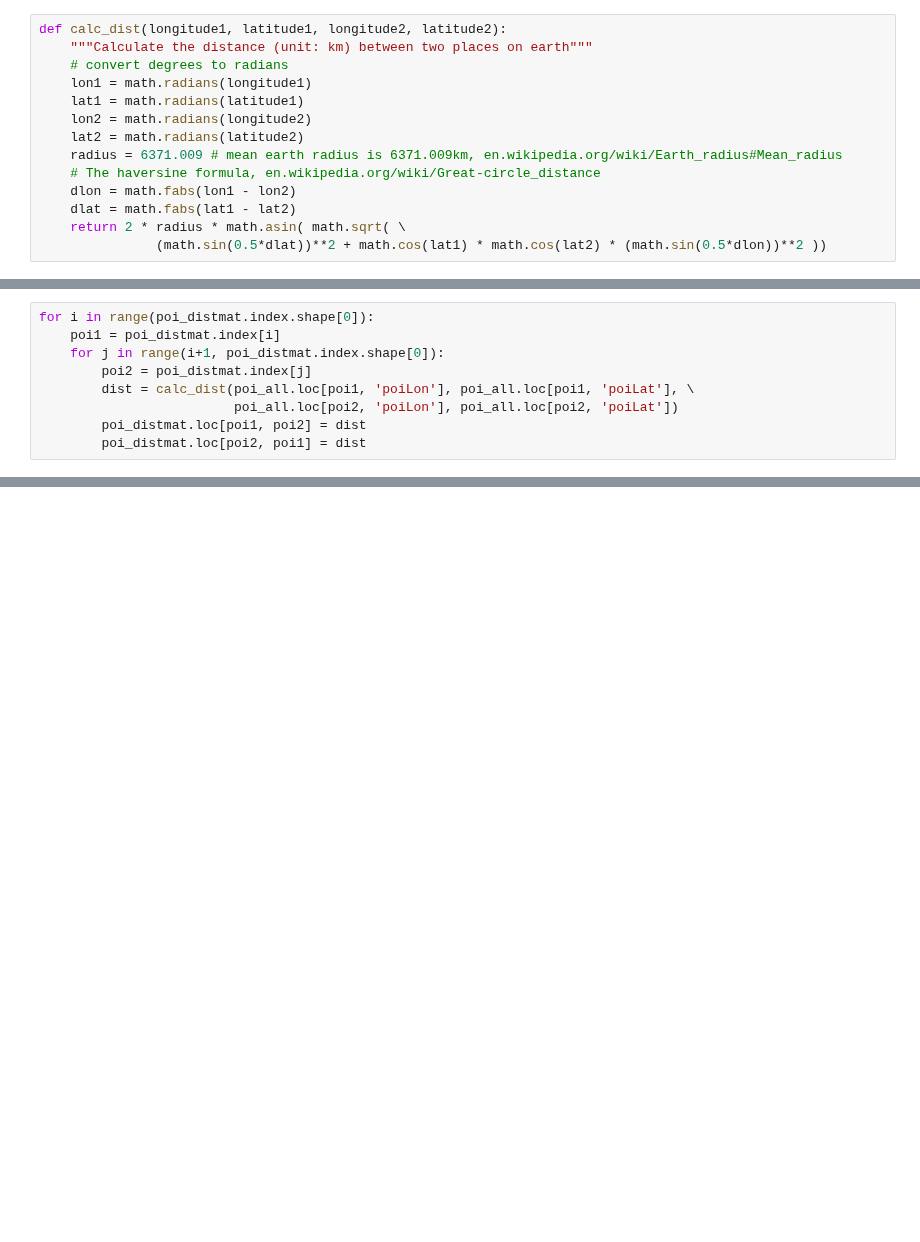
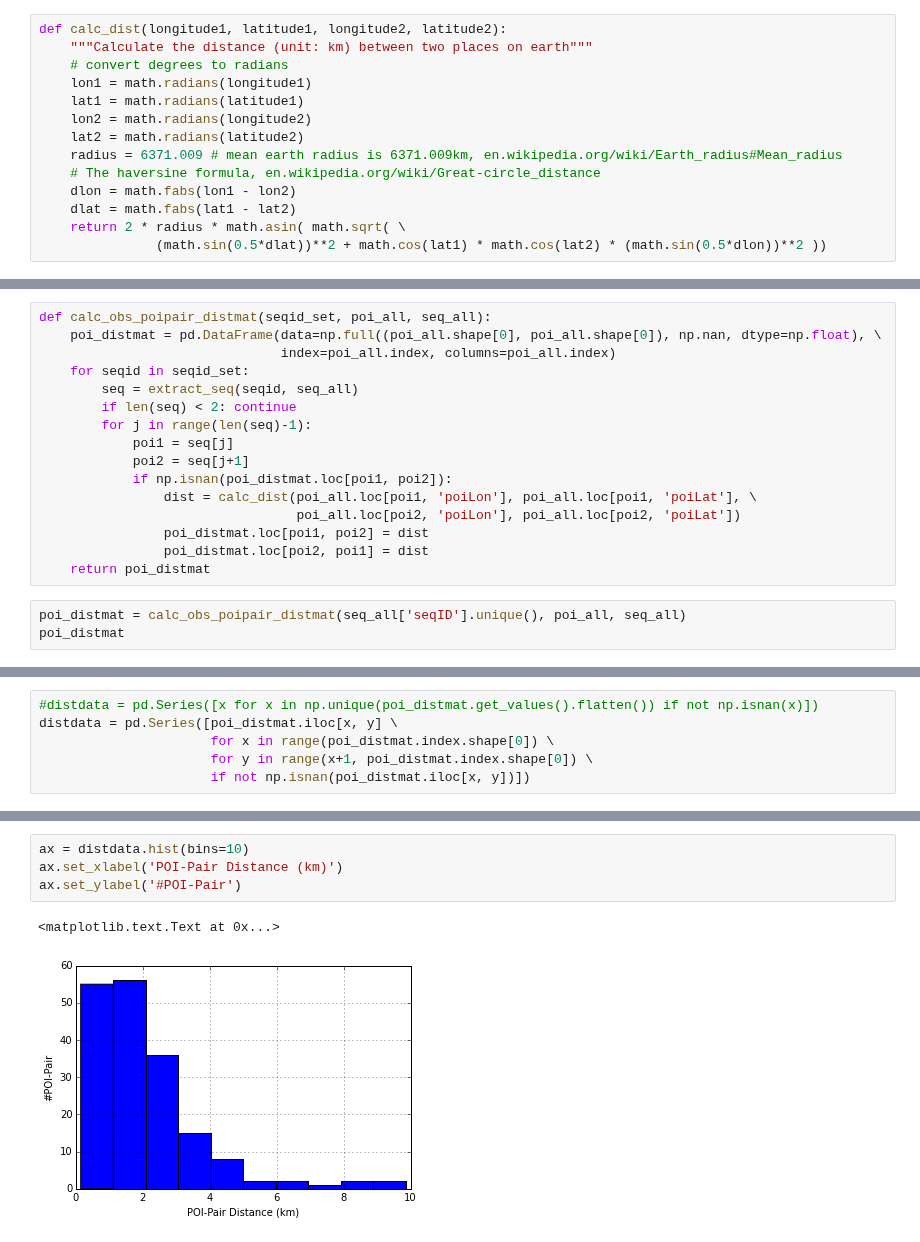
Before and after one commit to chengsoonong/digbeta, a Jupyter notebook: tour/tour_HMM.ipynb, the cells around one changed output, grey strips where cells are left out. Cells and saved outputs as stored; diff of their text form; blank space fills up the shorter version.

```diff
--- a/tour/tour_HMM.ipynb
+++ b/tour/tour_HMM.ipynb
@@ -367,9 +593,0 @@ poi_distmat = pd.DataFrame(data=np.zeros((poi_all.shape[0], poi_all.shape[0]), d
-# %%
-for i in range(poi_distmat.index.shape[0]):
-    poi1 = poi_distmat.index[i]
-    for j in range(i+1, poi_distmat.index.shape[0]):
-        poi2 = poi_distmat.index[j]
-        dist = calc_dist(poi_all.loc[poi1, 'poiLon'], poi_all.loc[poi1, 'poiLat'], \
-                         poi_all.loc[poi2, 'poiLon'], poi_all.loc[poi2, 'poiLat'])
-        poi_distmat.loc[poi1, poi2] = dist
-        poi_distmat.loc[poi2, poi1] = dist
@@ -400,0 +596,19 @@ distdata.ix[np.nonzero(distdata)].hist(bins=np.linspace(0, 30, 7))
+# %%
+def calc_obs_poipair_distmat(seqid_set, poi_all, seq_all):
+    poi_distmat = pd.DataFrame(data=np.full((poi_all.shape[0], poi_all.shape[0]), np.nan, dtype=np.float), \
+                               index=poi_all.index, columns=poi_all.index)
+    for seqid in seqid_set:
+        seq = extract_seq(seqid, seq_all)
+        if len(seq) < 2: continue
+        for j in range(len(seq)-1):
+            poi1 = seq[j]
+            poi2 = seq[j+1]
+            if np.isnan(poi_distmat.loc[poi1, poi2]):
+                dist = calc_dist(poi_all.loc[poi1, 'poiLon'], poi_all.loc[poi1, 'poiLat'], \
+                                 poi_all.loc[poi2, 'poiLon'], poi_all.loc[poi2, 'poiLat'])
+                poi_distmat.loc[poi1, poi2] = dist
+                poi_distmat.loc[poi2, poi1] = dist
+    return poi_distmat
+# %%
+poi_distmat = calc_obs_poipair_distmat(seq_all['seqID'].unique(), poi_all, seq_all)
+poi_distmat
@@ -400,0 +637,6 @@ distdata.ix[np.nonzero(distdata)].hist(bins=np.linspace(0, 30, 7))
+# %%
+#distdata = pd.Series([x for x in np.unique(poi_distmat.get_values().flatten()) if not np.isnan(x)])
+distdata = pd.Series([poi_distmat.iloc[x, y] \
+                      for x in range(poi_distmat.index.shape[0]) \
+                      for y in range(x+1, poi_distmat.index.shape[0]) \
+                      if not np.isnan(poi_distmat.iloc[x, y])])
@@ -400,0 +655,7 @@ distdata.ix[np.nonzero(distdata)].hist(bins=np.linspace(0, 30, 7))
+# %%
+ax = distdata.hist(bins=10)
+ax.set_xlabel('POI-Pair Distance (km)')
+ax.set_ylabel('#POI-Pair')
+# %% [output]
+<matplotlib.text.Text at 0x...>
+[figure, added]
```
Also changed, not shown: parts of 75 cells of this notebook.
